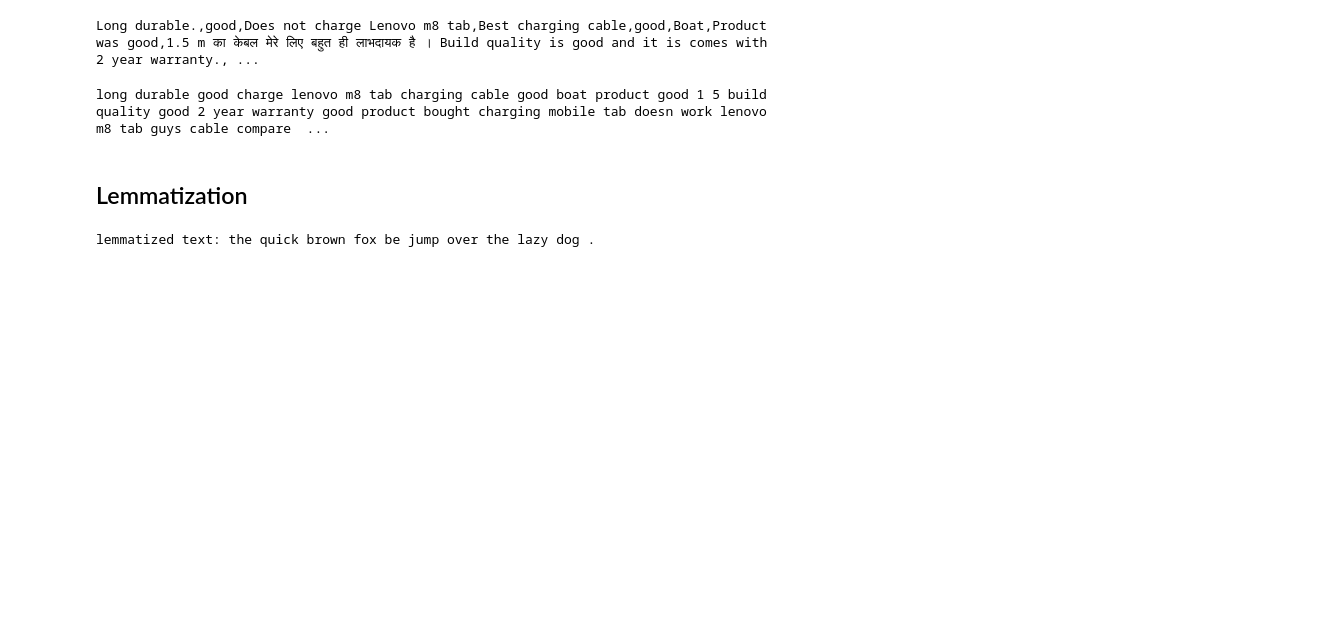
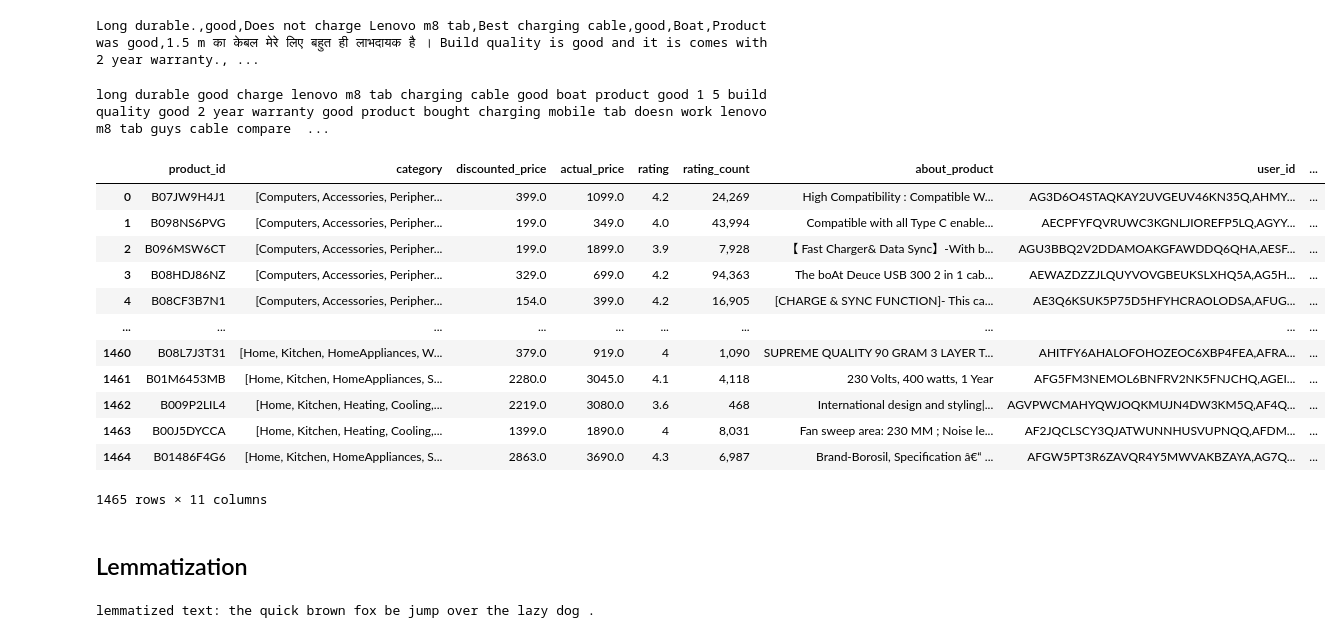
Before and after one commit to Vanduc006/team2-amazon-gdg, a Jupyter notebook: amazon-feedback-analysis/preprocess/amazon.ipynb, the cells around one changed output. Saved outputs shown, nothing was run; the diff lists cells and outputs as text; code cells hidden in the pictures; blank space fills up the shorter version.

```diff
--- a/amazon-feedback-analysis/preprocess/amazon.ipynb
+++ b/amazon-feedback-analysis/preprocess/amazon.ipynb
@@ -135,0 +122,15 @@ df
+# %%
+text = "Computers&Accessories|Accessories&Peripherals|Cables&Accessories|Cables|USBCables"
+
+def tokenize_cate(cate):
+    parts = re.split(r"[,&|\s]+", cate) # split comma, ampersand, or pipe or whitespace
+    tokens = [p for p in parts if p]
+    seen = set()
+    unique_tokens = []
+    for t in tokens:
+        if t not in seen:
+            seen.add(t)
+            unique_tokens.append(t)
+    return unique_tokens
+
+print(tokenize_cate(text))
@@ -135,0 +139,4 @@ df
+# %%
+
+df['category'] = df["category"].apply(tokenize_cate)
+df['category'].head()
@@ -135,0 +152,9 @@ df
+# %%
+def remove_comma_and_tokenize(text):
+    if isinstance(text, list):
+        parts = " ".join(text)
+    parts = re.split(",",text)
+    return [p for p in parts if p]
+
+user_sample = "Manav,Adarsh gupta,Sundeep,S.Sayeed Ahmed,jaspreet singh,Khaja moin,Anand,S.ARUMUGAM"
+print(remove_comma_and_tokenize(user_sample))
@@ -135,0 +163,7 @@ df
+# %%
+# df['user_name'] = np.vectorize(remove_comma_and_tokenize)(df['user_name'])
+df['user_name'] = df['user_name'].apply(remove_comma_and_tokenize)
+df['user_name']
+
+print(df['user_name'].dtype)
+print(df['user_name'].apply(type).value_counts())
@@ -240,6 +295,22 @@ Long durable.,good,Does not charge Lenovo m8 tab,Best charging cable,good,Boat,P
 print(df['title and review'][6])
 # %% [output]
 long durable good charge lenovo m8 tab charging cable good boat product good 1 5 build quality good 2 year warranty good product bought charging mobile tab doesn work lenovo m8 tab guys cable compare  ...
+# %%
+df.drop(columns=['review_title','review_content'])
+# %% [output]
+|  | product_id | category | discounted_price | actual_price | rating | rating_count | about_product | user_id | ... |
+| 0 | B07JW9H4J1 | [Computers, Accessories, Peripher... | 399.0 | 1099.0 | 4.2 | 24,269 | High Compatibility : Compatible W... | AG3D6O4STAQKAY2UVGEUV46KN35Q,AHMY... | ... |
+| 1 | B098NS6PVG | [Computers, Accessories, Peripher... | 199.0 | 349.0 | 4.0 | 43,994 | Compatible with all Type C enable... | AECPFYFQVRUWC3KGNLJIOREFP5LQ,AGYY... | ... |
+| 2 | B096MSW6CT | [Computers, Accessories, Peripher... | 199.0 | 1899.0 | 3.9 | 7,928 | 【 Fast Charger& Data Sync】-With b... | AGU3BBQ2V2DDAMOAKGFAWDDQ6QHA,AESF... | ... |
+| 3 | B08HDJ86NZ | [Computers, Accessories, Peripher... | 329.0 | 699.0 | 4.2 | 94,363 | The boAt Deuce USB 300 2 in 1 cab... | AEWAZDZZJLQUYVOVGBEUKSLXHQ5A,AG5H... | ... |
+| 4 | B08CF3B7N1 | [Computers, Accessories, Peripher... | 154.0 | 399.0 | 4.2 | 16,905 | [CHARGE & SYNC FUNCTION]- This ca... | AE3Q6KSUK5P75D5HFYHCRAOLODSA,AFUG... | ... |
+| ... | ... | ... | ... | ... | ... | ... | ... | ... | ... |
+| 1460 | B08L7J3T31 | [Home, Kitchen, HomeAppliances, W... | 379.0 | 919.0 | 4 | 1,090 | SUPREME QUALITY 90 GRAM 3 LAYER T... | AHITFY6AHALOFOHOZEOC6XBP4FEA,AFRA... | ... |
+| 1461 | B01M6453MB | [Home, Kitchen, HomeAppliances, S... | 2280.0 | 3045.0 | 4.1 | 4,118 | 230 Volts, 400 watts, 1 Year | AFG5FM3NEMOL6BNFRV2NK5FNJCHQ,AGEI... | ... |
+| 1462 | B009P2LIL4 | [Home, Kitchen, Heating, Cooling,... | 2219.0 | 3080.0 | 3.6 | 468 | International design and styling|... | AGVPWCMAHYQWJOQKMUJN4DW3KM5Q,AF4Q... | ... |
+| 1463 | B00J5DYCCA | [Home, Kitchen, Heating, Cooling,... | 1399.0 | 1890.0 | 4 | 8,031 | Fan sweep area: 230 MM ; Noise le... | AF2JQCLSCY3QJATWUNNHUSVUPNQQ,AFDM... | ... |
+| 1464 | B01486F4G6 | [Home, Kitchen, HomeAppliances, S... | 2863.0 | 3690.0 | 4.3 | 6,987 | Brand-Borosil, Specification â€“ ... | AFGW5PT3R6ZAVQR4Y5MWVAKBZAYA,AG7Q... | ... |
+1465 rows × 11 columns
 # %% [markdown]
 ## Lemmatization
 # %%
```
Also changed, not shown: parts of 17 cells of this notebook, 1 other file.
